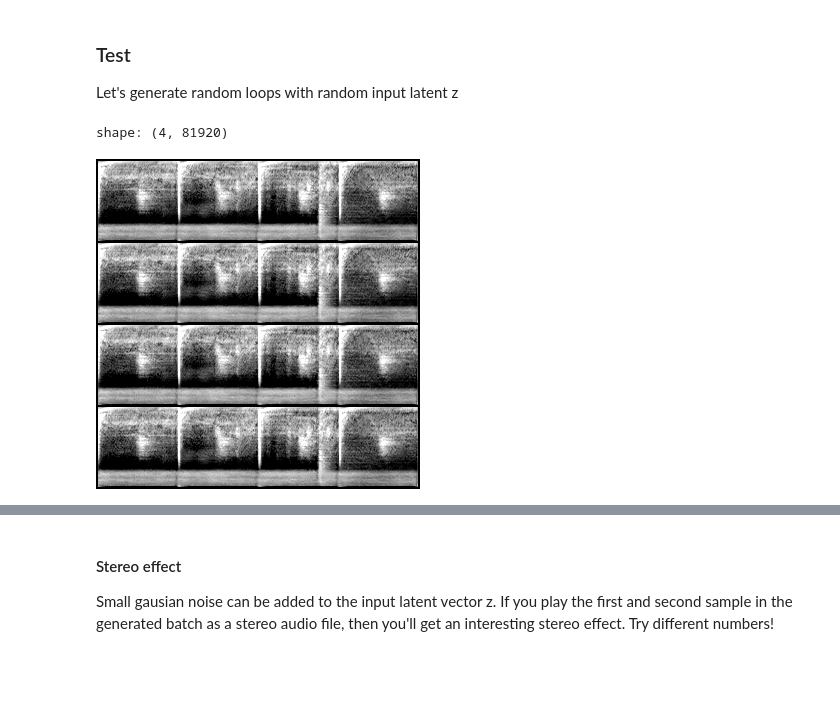
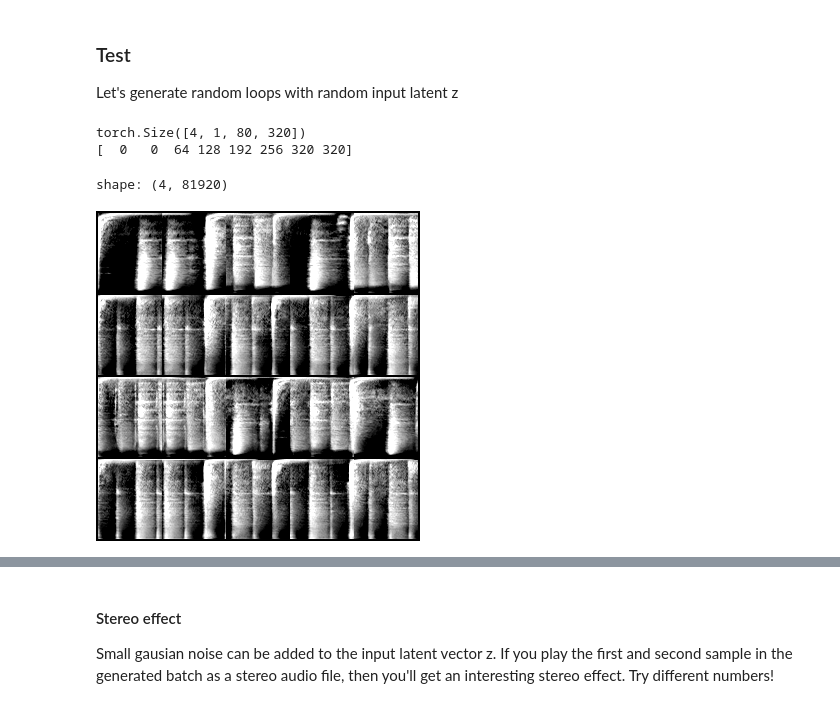
Before and after one commit to naotokui/LoopGAN, a Jupyter notebook: generate_audio.ipynb, the cells around one changed output, grey strips where cells are left out. Cells and saved outputs as stored; diff of their text form; code cells hidden in the pictures; blank space fills up the shorter version.

```diff
--- a/generate_audio.ipynb
+++ b/generate_audio.ipynb
@@ -97,6 +98,30 @@ z_presets = np.random.randn(4, N_LATENT) # rondomize!
 ### Generation
 
 To make it easier to handle on Max/MSP, generated loops is saved as a wav file with `n_samples` channels. (default: 4ch)
+# %%
+def cutup(samples, division, shift=0):
+    print(samples.shape)
+    length = samples.shape[-1]
+    num_sample = samples.shape[0]
+    output = torch.tensor(samples)
+
+    indices = np.linspace(0, length, num = division, endpoint = True, dtype = int)
+    # indices = sorted(random.choices(np.arange(length), k=division))
+#    indices = np.insert(indices, 0, 0)
+#    indices = np.append(indices, length)
+    print(indices)
+
+    for i in range(division+1):
+        random_shift = random.randint(0,num_sample)
+        start, end = indices[i], indices[i+1]
+        start2 =  max(0, start - random.randint(0, shift))
+        end2 = start2 + (end - start)
+        for j in range(num_sample):
+            high = random.randint(0, samples.shape[1])
+            output[j,:,:high,start:end] = samples[(random_shift + j)%num_sample,:,:high,start2:end2]
+            output[j,:,high:,start:end] = samples[(random_shift + j + 1)%num_sample,:,high:,start2:end2]
+
+    return output
 # %%
 from pydub import AudioSegment
 
@@ -115,7 +140,7 @@ def get_center_z(x, y):
 # center_z: to specify the input latent z
 # trucation: GAN trucation value
 # variation: the scale of noise added to center_z (= vatiation in a batch)
-def generate(g_ema=generator, center_z = None, truncation=TRUNCATION, variation=0.10):
+def generate(g_ema=generator, center_z = None, truncation=TRUNCATION, variation=0.10, division=3, shift=0):
 
     with torch.no_grad():
         g_ema.eval()
@@ -132,10 +157,13 @@ def generate(g_ema=generator, center_z = None, truncation=TRUNCATION, variation=
         # Generate!!!
         sample, _ = g_ema([sample_z], truncation=truncation, truncation_latent=mean_latent)
 
+        sample = cutup(sample, division, shift);
+
         # Saving tje generated spectrogram image
         randid = random.randint(0, 10000)
         imagepath = f'/tmp/img_{randid}.png'
         utils.save_image(sample, imagepath, nrow=1, normalize=True, range=(-1, 1))
+
 
         # Saving multi channel audio file
         filepath = f'/tmp/gem_{randid}.wav'
@@ -161,19 +189,21 @@ def generate(g_ema=generator, center_z = None, truncation=TRUNCATION, variation=
 Let's generate random loops with random input latent z
 # %%
 # random generation
-_,  imagepath, audio_output = generate(variation=0.0)
+_,  imagepath, audio_output = generate(variation=1.5, division=6, shift=30)
 
 print("shape:", audio_output.shape)
 
 # display the generated spectrogram
 ipd.display(ipd.Image(filename=imagepath))
 
 
 # play the first channel
 ipd.display(ipd.Audio(audio_output[0], rate=SR))
 # %% [output]
-shape: (4, 81920)
+torch.Size([4, 1, 80, 320])
+[  0   0  64 128 192 256 320 320]
+shape: (4, 81920)
-[figure, old version]
+[figure, new version]
 [interactive output not drawn]
 # %% [markdown]
 #### Stereo effect
```
Also changed, not shown: parts of 3 cells of this notebook, 1 other file.
